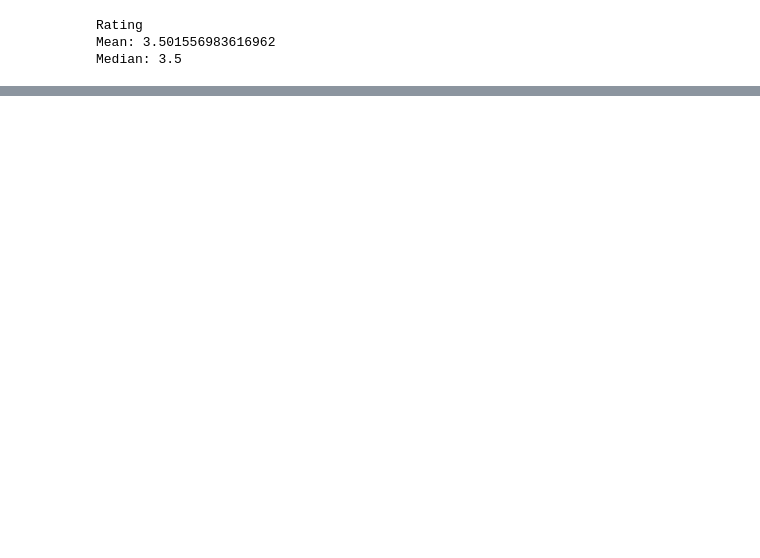
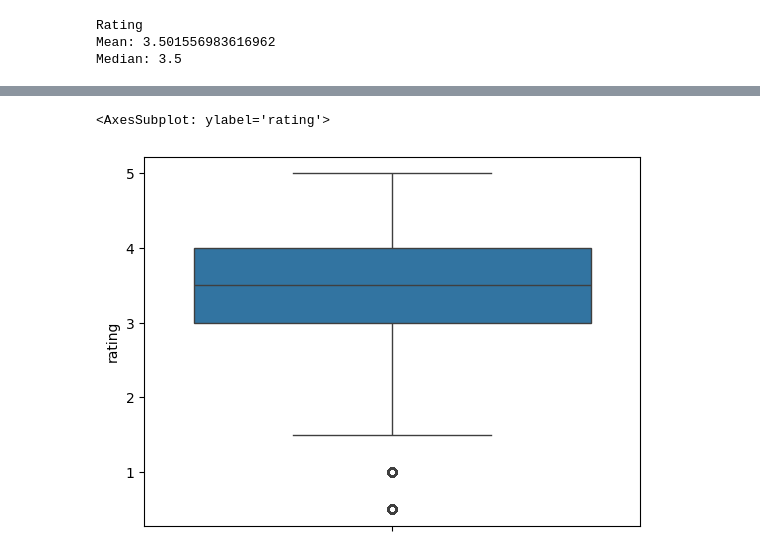
Before and after one commit to Storti-Scatambuli/movies-ratings-analysis, a Jupyter notebook: exploratory-analysis.ipynb, the cells around one changed output, grey strips where cells are left out. Cells and saved outputs as stored; diff of their text form; code cells hidden in the pictures; blank space fills up the shorter version.

Commit message:
feat: boxplot added

```diff
--- a/exploratory-analysis.ipynb
+++ b/exploratory-analysis.ipynb
@@ -25,0 +62,5 @@ df['rating'].value_counts().plot(kind='area')
+# %%
+sns.boxplot(df['rating'])
+# %% [output]
+<AxesSubplot: ylabel='rating'>
+[figure, added]
```
Also changed, not shown: parts of 5 cells of this notebook.
